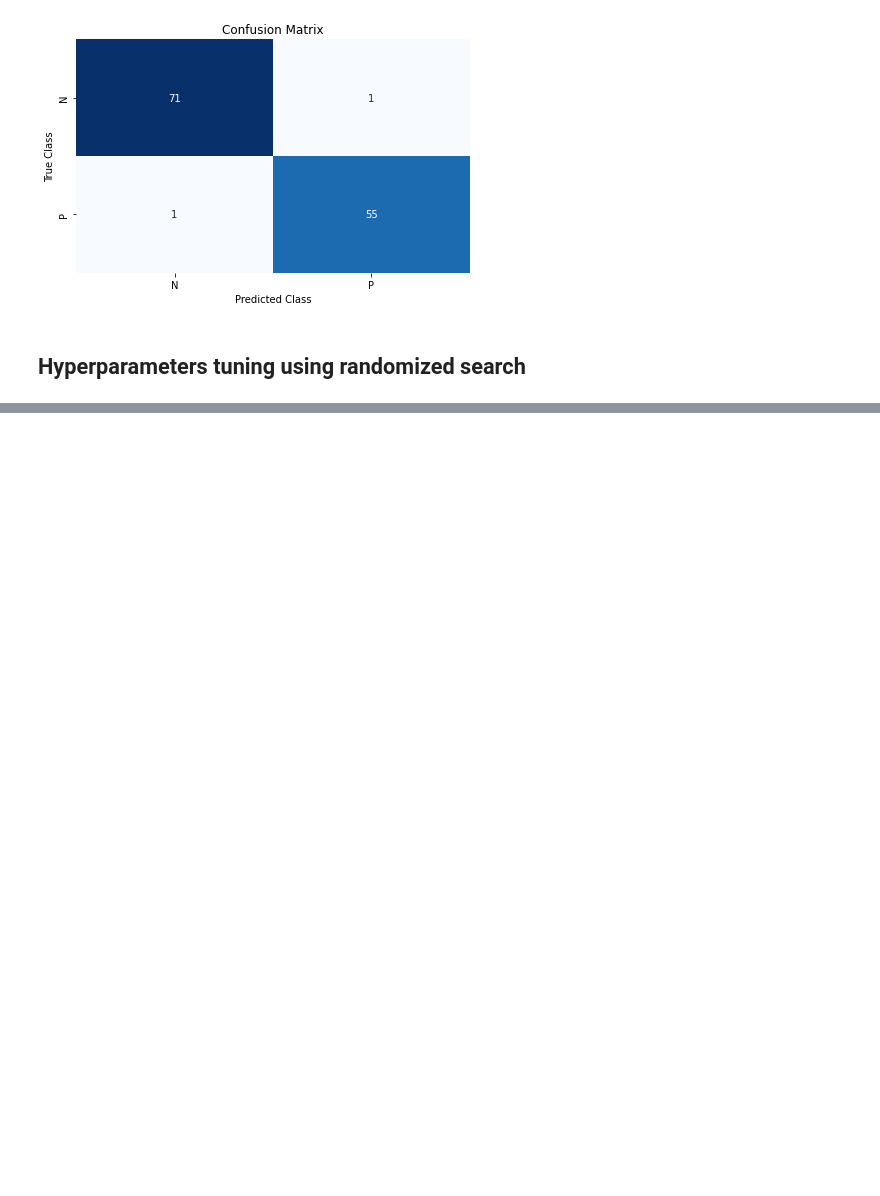
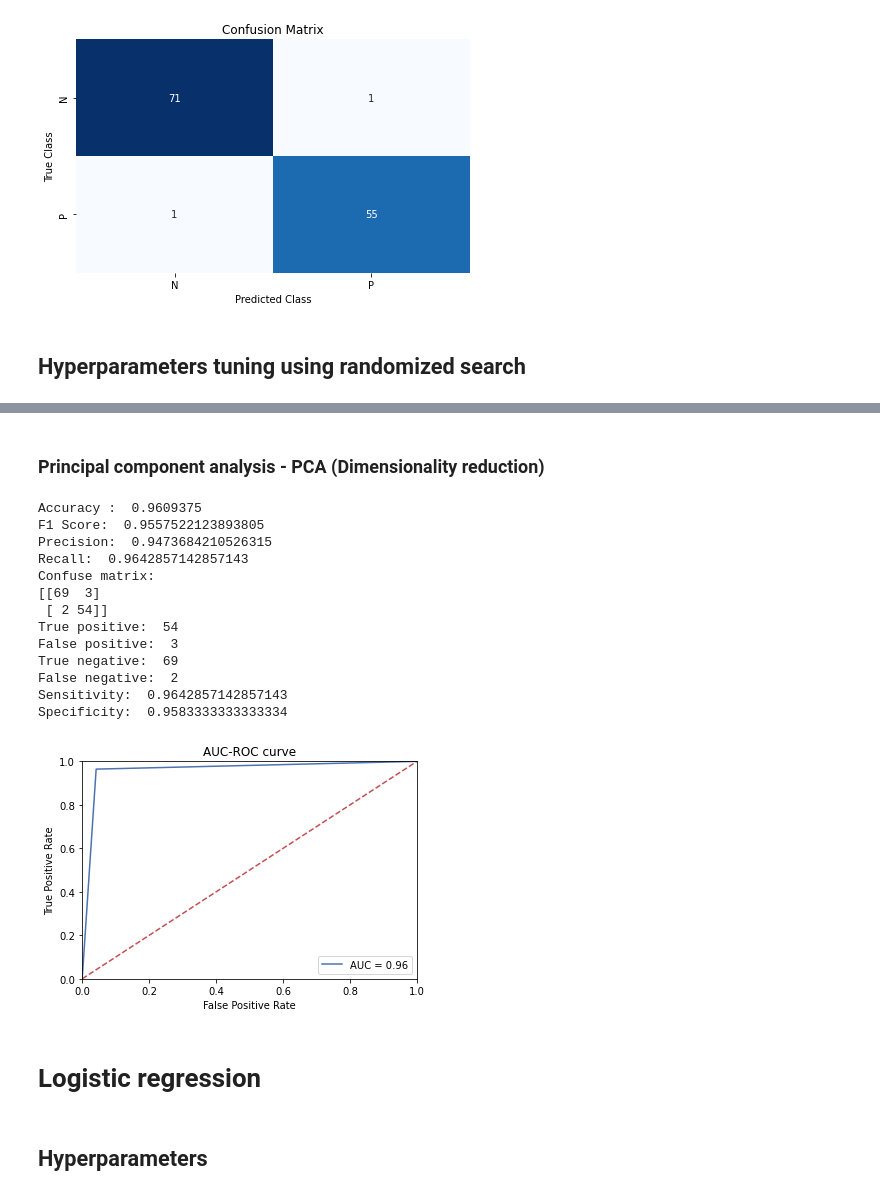
Before and after one commit to MilicaTrifunovic/MachineLearning, a Jupyter notebook: Project 1/Classification.ipynb, the cells around one changed output, grey strips where cells are left out. Drawn from its saved outputs; the diff is of its cells as text; code cells hidden in the pictures; blank space fills up the shorter version.

```diff
--- a/Project 1/Classification.ipynb
+++ b/Project 1/Classification.ipynb
@@ -1353,0 +1236,35 @@ auc_roc_plot(y_test_upsampled, pca_prediction)
+# %% [markdown]
+### Principal component analysis - PCA (Dimensionality reduction)
+# %%
+pca = PCA(n_components = 6)
+X_train_upsampled_pca = pca.fit_transform(X_train_upsampled)
+X_test_upsampled_pca = pca.transform(X_test_upsampled)
+
+gb_classifier = GradientBoostingClassifier()
+gb_classifier.set_params(**best_model.best_estimator_.get_params())
+
+gb_classifier.fit(X_train_upsampled_pca, y_train_upsampled)
+pca_prediction = gb_classifier.predict(X_test_upsampled_pca)
+
+eval_model(y_test_upsampled, pca_prediction)
+
+auc_roc_plot(y_test_upsampled, pca_prediction)
+# %% [output]
+Accuracy :  0.9609375
+F1 Score:  0.9557522123893805
+Precision:  0.9473684210526315
+Recall:  0.9642857142857143
+Confuse matrix:
+[[69  3]
+ [ 2 54]]
+True positive:  54
+False positive:  3
+True negative:  69
+False negative:  2
+Sensitivity:  0.9642857142857143
+Specificity:  0.9583333333333334
+[figure, added]
+# %% [markdown]
+# Logistic regression
+# %% [markdown]
+## Hyperparameters
```
Also changed, not shown: parts of 66 cells of this notebook.
